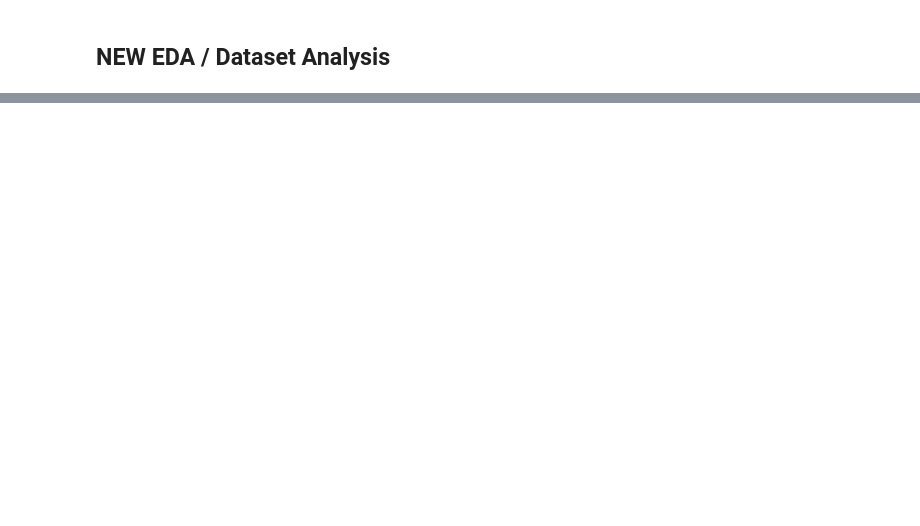
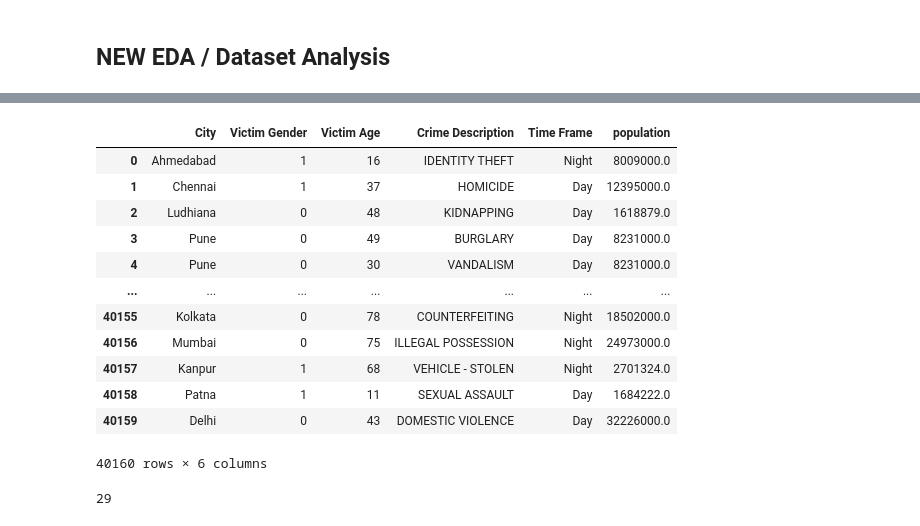
Before and after one commit to aadhyanav/india_crimes_analysis_2023, a Jupyter notebook: india_crimes.ipynb, the cells around one changed output, grey strips where cells are left out. Drawn from its saved outputs; the diff is of its cells as text; code cells hidden in the pictures; blank space fills up the shorter version.

```diff
--- a/india_crimes.ipynb
+++ b/india_crimes.ipynb
@@ -444,2 +445,4 @@ pop_data
 162 rows × 2 columns
+# %%
+pop_data['City'] = pop_data['City'].apply(unidecode)
 # %%
@@ -477,0 +476,20 @@ crime_data
+# %%
+new_crime_data
+# %% [output]
+|  | City | Victim Gender | Victim Age | Crime Description | Time Frame | population |
+| 0 | Ahmedabad | 1 | 16 | IDENTITY THEFT | Night | 8009000.0 |
+| 1 | Chennai | 1 | 37 | HOMICIDE | Day | 12395000.0 |
+| 2 | Ludhiana | 0 | 48 | KIDNAPPING | Day | 1618879.0 |
+| 3 | Pune | 0 | 49 | BURGLARY | Day | 8231000.0 |
+| 4 | Pune | 0 | 30 | VANDALISM | Day | 8231000.0 |
+| ... | ... | ... | ... | ... | ... | ... |
+| 40155 | Kolkata | 0 | 78 | COUNTERFEITING | Night | 18502000.0 |
+| 40156 | Mumbai | 0 | 75 | ILLEGAL POSSESSION | Night | 24973000.0 |
+| 40157 | Kanpur | 1 | 68 | VEHICLE - STOLEN | Night | 2701324.0 |
+| 40158 | Patna | 1 | 11 | SEXUAL ASSAULT | Day | 1684222.0 |
+| 40159 | Delhi | 0 | 43 | DOMESTIC VIOLENCE | Day | 32226000.0 |
+40160 rows × 6 columns
+# %%
+new_crime_data['City'].nunique()
+# %% [output]
+29
```
Also changed, not shown: parts of 15 cells of this notebook.
